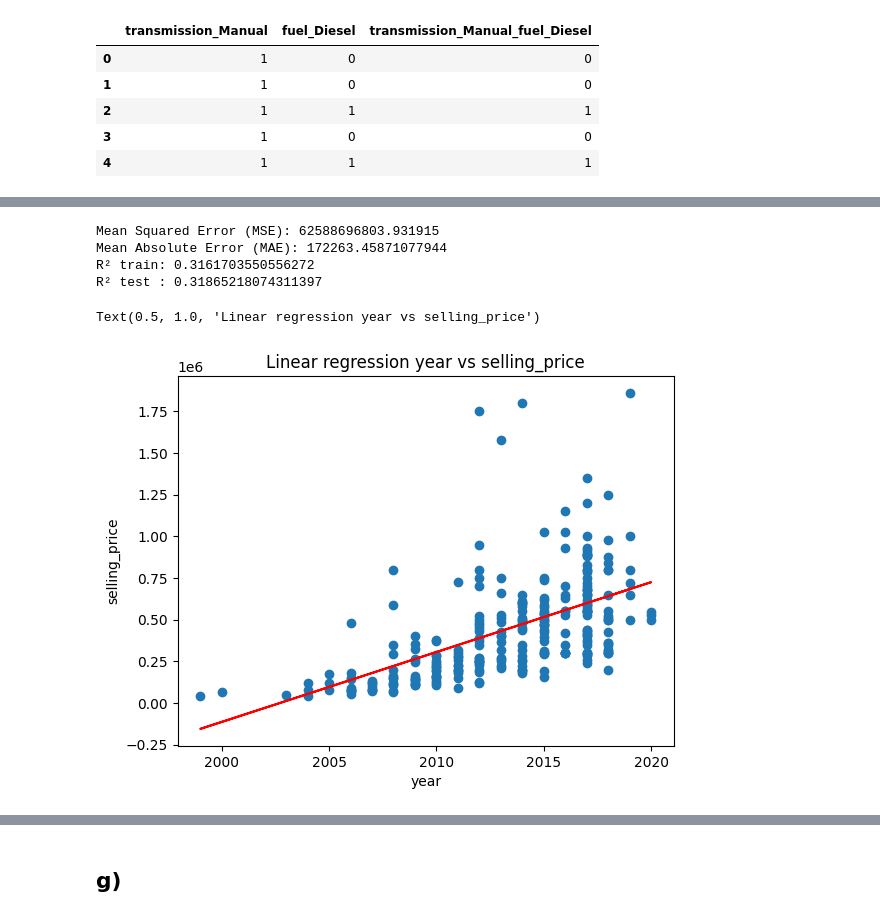
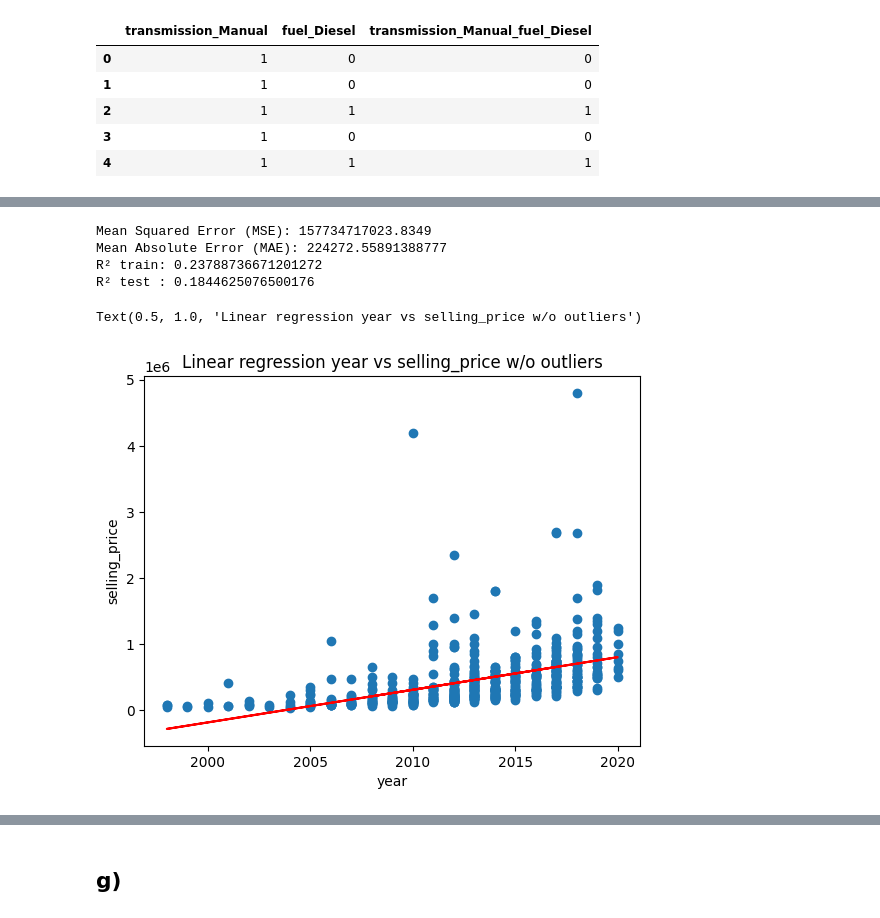
Before and after one commit to jvdlopes/CSI4142_A3, a Jupyter notebook: d1.ipynb, the cells around one changed output, grey strips where cells are left out. Drawn from its saved outputs; the diff is of its cells as text; code cells hidden in the pictures.

```diff
--- a/d1.ipynb
+++ b/d1.ipynb
@@ -17,7 +17,8 @@ ogdf = pd.read_csv(f"{path}/CAR DETAILS FROM CAR DEKHO.csv")
 df = ogdf.copy()
 third = int(len(df)/3)
 #dff is for part f, the first third has been removed as it is the test data
-dff = df.iloc[2*third:].copy()
+dff = df.iloc[third:].copy()
+dffValidation = df.iloc[:third].copy()
 #df.head()
 # %% [markdown]
 # Dataset 1 - Vehicle dataset
@@ -231,33 +199,35 @@ Text(0.5, 1.0, 'Linear regression year vs selling_price')
 # %%
-dffEncoded = pd.get_dummies(dff.copy(), columns=['fuel', 'transmission', 'owner', 'seller_type'], drop_first=False)
-cols = [col for col in dffEncoded.columns if col not in ['name']]
-dffEncoded['lof_label'] = lof.fit_predict(dffEncoded[cols])
-dffEncoded['lof_score'] = lof.negative_outlier_factor_
+#removed outliers
+dffEncoded = pd.get_dummies(dff.copy(), columns=["fuel", "transmission", "owner", "seller_type"], drop_first=False, dtype=int)
+lof = LocalOutlierFactor(n_neighbors=20, contamination=0.05)
+cols = [col for col in dffEncoded.columns if col not in ["name"]]
+dffEncoded["lof_label"] = lof.fit_predict(dffEncoded[cols])
+dffEncoded["lof_score"] = lof.negative_outlier_factor_
 dffEncoded = dffEncoded[dffEncoded["lof_label"]!=-1]
 
-x = dffEncoded[['year']]
-y = dffEncoded['selling_price']
+x = dffEncoded[["year"]]
+y = dffEncoded["selling_price"]
 x_train, x_test, y_train, y_test = train_test_split(x, y, test_size=0.2, random_state=42)
 
 model = LinearRegression().fit(x_train, y_train)
 
 predictions = model.predict(x_test)
 mse = mean_squared_error(y_test, predictions)
 mae = mean_absolute_error(y_test, predictions)
 print("Mean Squared Error (MSE):", mse)
 print("Mean Absolute Error (MAE):", mae)
-print('R² train:', model.score(x_train, y_train))
-print('R² test :', model.score(x_test, y_test))
+print("R² train:", model.score(x_train, y_train))
+print("R² test :", model.score(x_test, y_test))
 
 plt.scatter(x_test, y_test)
-plt.plot(x_test, predictions, color='red')
-plt.xlabel('year')
-plt.ylabel('selling_price')
-plt.title('Linear regression year vs selling_price')
+plt.plot(x_test, predictions, color="red")
+plt.xlabel("year")
+plt.ylabel("selling_price")
+plt.title("Linear regression year vs selling_price w/o outliers")
 # %% [output]
-Mean Squared Error (MSE): 62588696803.931915
-Mean Absolute Error (MAE): 172263.45871077944
-R² train: 0.3161703550556272
-R² test : 0.31865218074311397
+Mean Squared Error (MSE): 157734717023.8349
+Mean Absolute Error (MAE): 224272.55891388777
+R² train: 0.23788736671201272
+R² test : 0.1844625076500176
-Text(0.5, 1.0, 'Linear regression year vs selling_price')
+Text(0.5, 1.0, 'Linear regression year vs selling_price w/o outliers')
-[figure, old version]
+[figure, new version]
```
Also changed, not shown: parts of 11 cells of this notebook.
